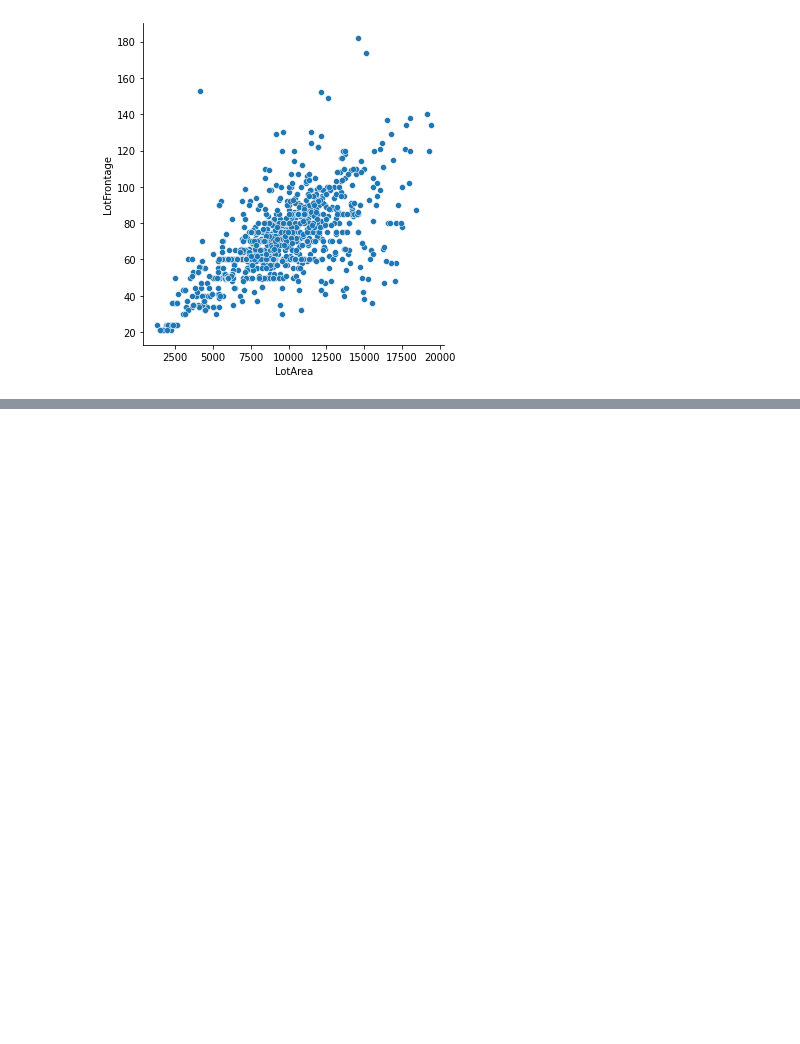
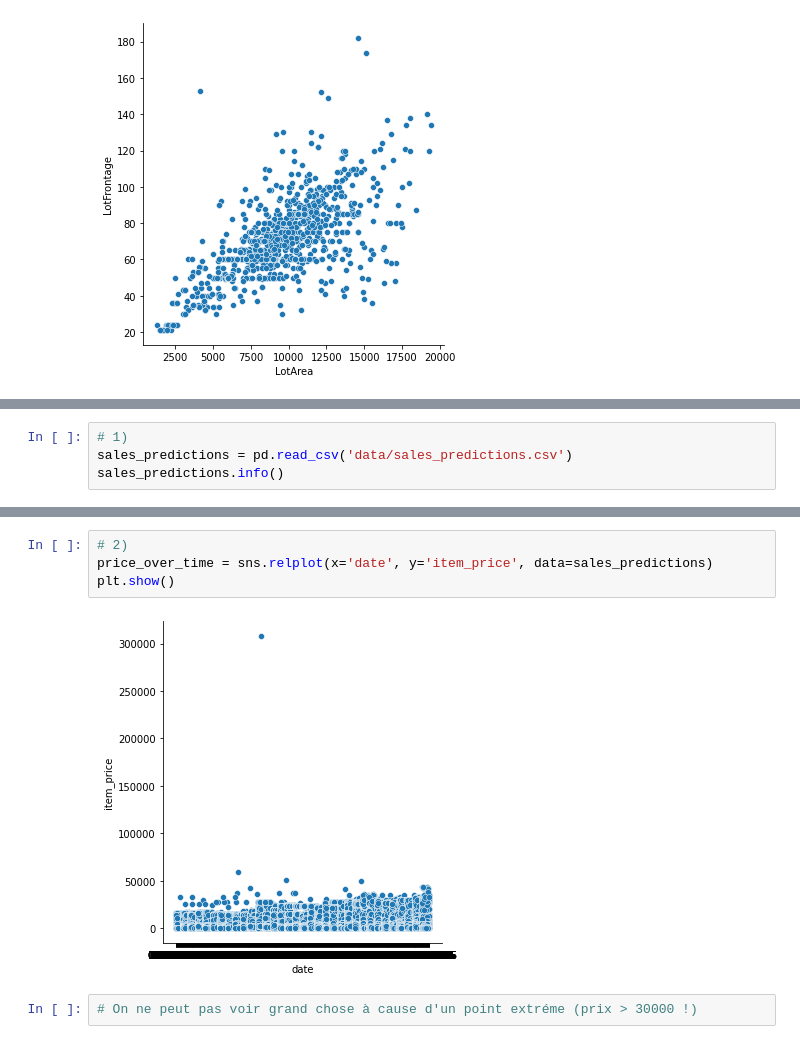
Before and after one commit to Guillaume-Lazaro/PythonEDA, a Jupyter notebook: Exercice Seaborn.ipynb, the cells around one changed output, grey strips where cells are left out. Saved outputs shown, nothing was run; the diff lists cells and outputs as text; blank space fills up the shorter version.

```diff
--- a/Exercice Seaborn.ipynb
+++ b/Exercice Seaborn.ipynb
@@ -85,0 +91,4 @@ df_cleaned3 = df_cleaned2[ df_cleaned2['LotFrontage'] < 200 ]
+# %%
+# 1)
+sales_predictions = pd.read_csv('data/sales_predictions.csv')
+sales_predictions.info()
@@ -85,0 +109,8 @@ df_cleaned3 = df_cleaned2[ df_cleaned2['LotFrontage'] < 200 ]
+# %%
+# 2)
+price_over_time = sns.relplot(x='date', y='item_price', data=sales_predictions)
+plt.show()
+# %% [output]
+[figure, added]
+# %%
+# On ne peut pas voir grand chose à cause d'un point extréme (prix > 30000 !)
```
Also changed, not shown: parts of 8 cells of this notebook.
